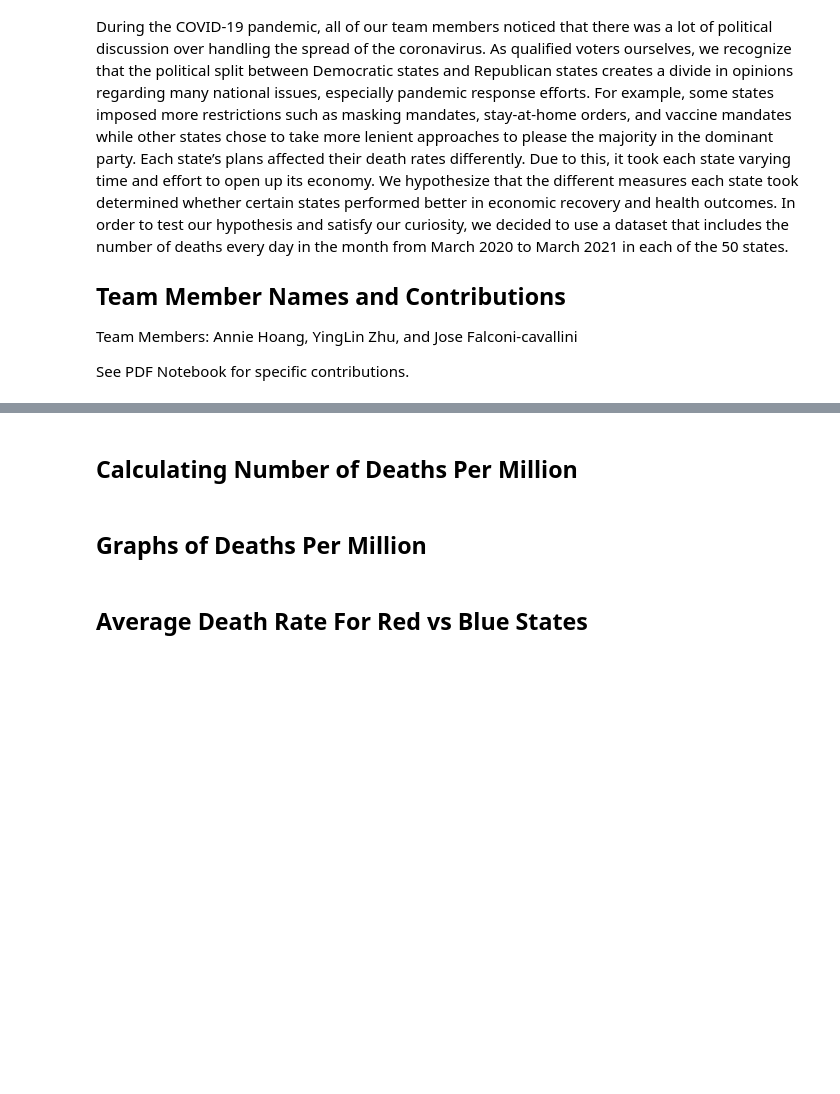
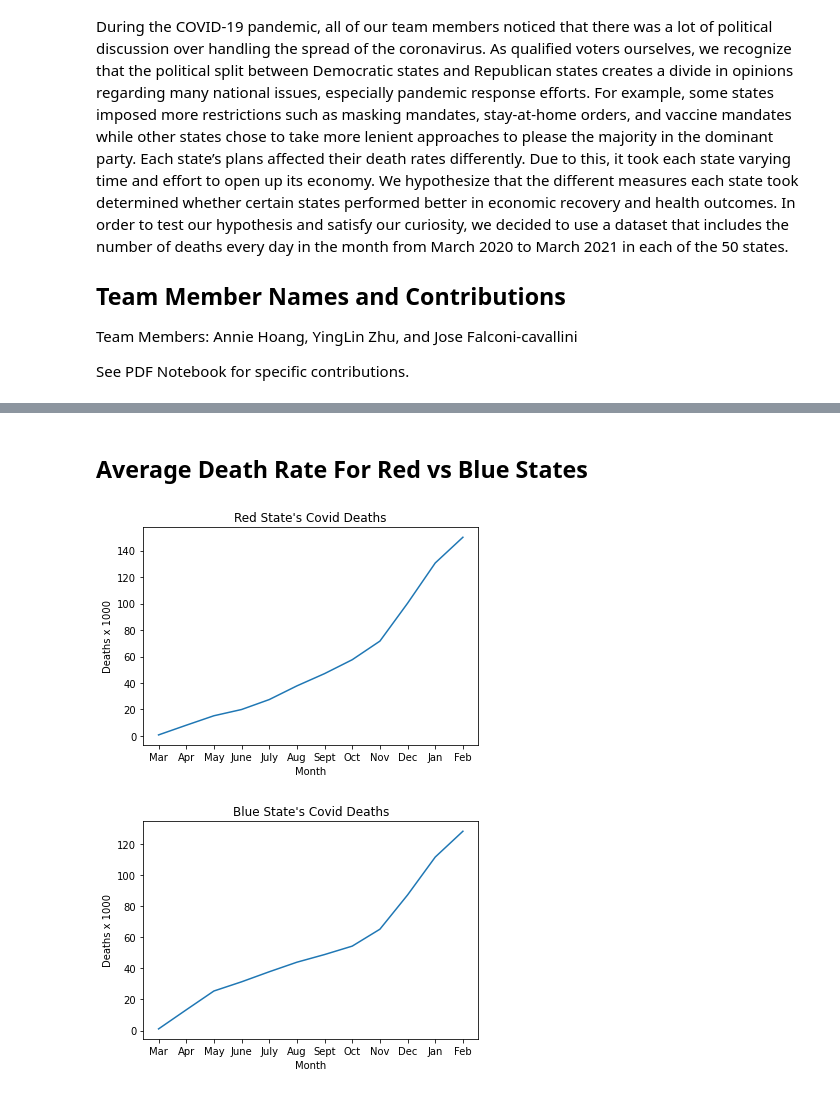
Before and after one commit to jfalconi-cavallini/Covid-Project, a Jupyter notebook: ProjectNotebook.ipynb, the cells around one changed output, grey strips where cells are left out. Saved outputs shown, nothing was run; the diff lists cells and outputs as text; code cells hidden in the pictures; blank space fills up the shorter version.

```diff
--- a/ProjectNotebook.ipynb
+++ b/ProjectNotebook.ipynb
@@ -55,6 +185,11 @@ Code
-# %% [markdown]
-## Calculating Number of Deaths Per Million
-# %% [markdown]
-## Graphs of Deaths Per Million
 # %% [markdown]
 ## Average Death Rate For Red vs Blue States
+# %%
+redStatesAverage = calculateAverageOfStates(Red_States)
+blueStatesAverage = calculateAverageOfStates(Blue_States)
+
+graphRBStates(redStatesAverage, "Red State's")
+graphRBStates(blueStatesAverage, "Blue State's")
+# %% [output]
+[figure, added]
+[figure, added]
```
Also changed, not shown: parts of 6 cells of this notebook.
